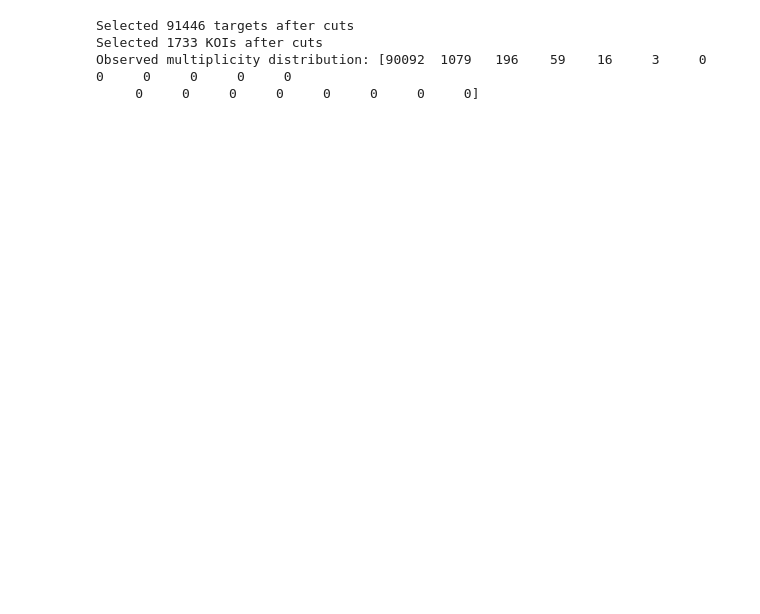
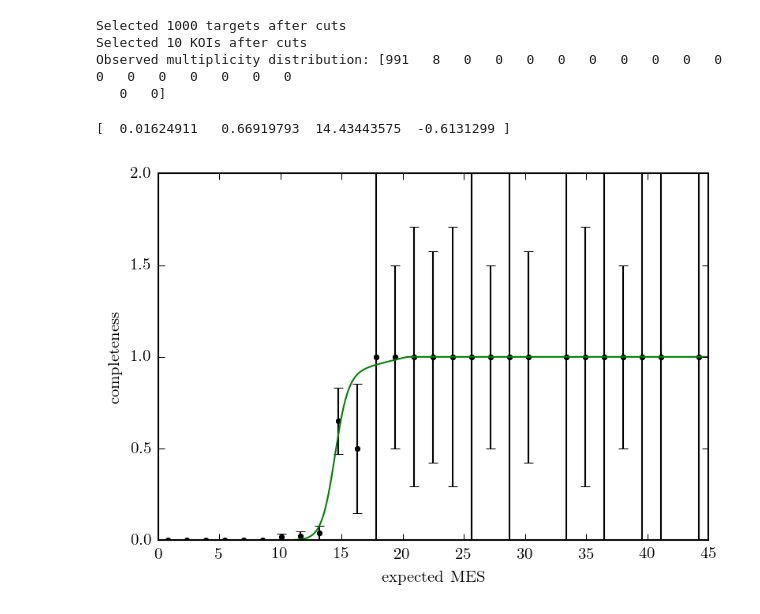
Before and after one commit to dfm/exoabc, a Jupyter notebook: demo.ipynb, the cells around one changed output. Drawn from its saved outputs; the diff is of its cells as text; code cells hidden in the pictures; blank space fills up the shorter version.

```diff
--- a/demo.ipynb
+++ b/demo.ipynb
@@ -12,22 +13,28 @@ from exopop import Simulator, data
 # %%
 NMAX = 20
-PERIOD_RNG = (5., 300.)
-RADIUS_RNG = (0.3, 12.)
+PERIOD_RNG = (5, 300.)
+RADIUS_RNG = (0.5, 12.)
+MESTHRESH = 15.0
 
 # Get the datasets.
-stlr = data.get_burke_gk()
-kois = data.get_candidates(stlr, period_range=PERIOD_RNG,
-                           radius_range=RADIUS_RNG)
-multiplicity = data.compute_multiplicity(len(stlr), kois, NMAX)
+stlr = data.get_burke_gk().iloc[:1000]
+kois = data.get_candidates(stlr, period_range=PERIOD_RNG, radius_range=RADIUS_RNG, mesthresh=MESTHRESH)
+dataset = abcmodel.RealDataset(stlr, kois, NMAX)
 
 print("Selected {0} targets after cuts".format(len(stlr)))
 print("Selected {0} KOIs after cuts".format(len(kois)))
-print("Observed multiplicity distribution: {0}".format(multiplicity))
+print("Observed multiplicity distribution: {0}".format(dataset.multiplicity))
 # %% [output]
-Selected 91446 targets after cuts
-Selected 1733 KOIs after cuts
-Observed multiplicity distribution: [90092  1079   196    59    16     3     0     0     0     0     0     0
-     0     0     0     0     0     0     0     0]
+Selected 1000 targets after cuts
+Selected 10 KOIs after cuts
+Observed multiplicity distribution: [991   8   0   0   0   0   0   0   0   0   0   0   0   0   0   0   0   0
+   0   0]
+# %%
+params, _ = data.calibrate_completeness(stlr, period_range=PERIOD_RNG, plot=True)
+print(params)
+# %% [output]
+[  0.01624911   0.66919793  14.43443575  -0.6131299 ]
+[figure, added]
 # %%
 strt = time.time()
 sim = Simulator(stlr, NMAX, RADIUS_RNG[0], RADIUS_RNG[1],
```
Also changed, not shown: parts of 16 cells of this notebook, 9 other files.
